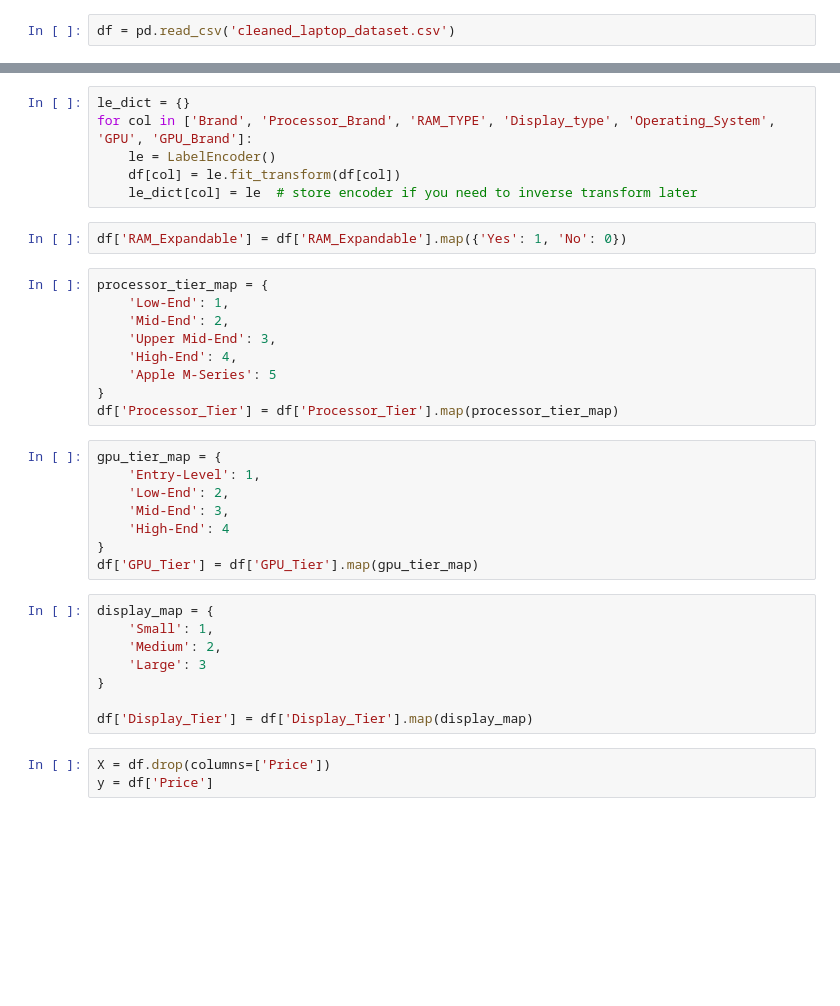
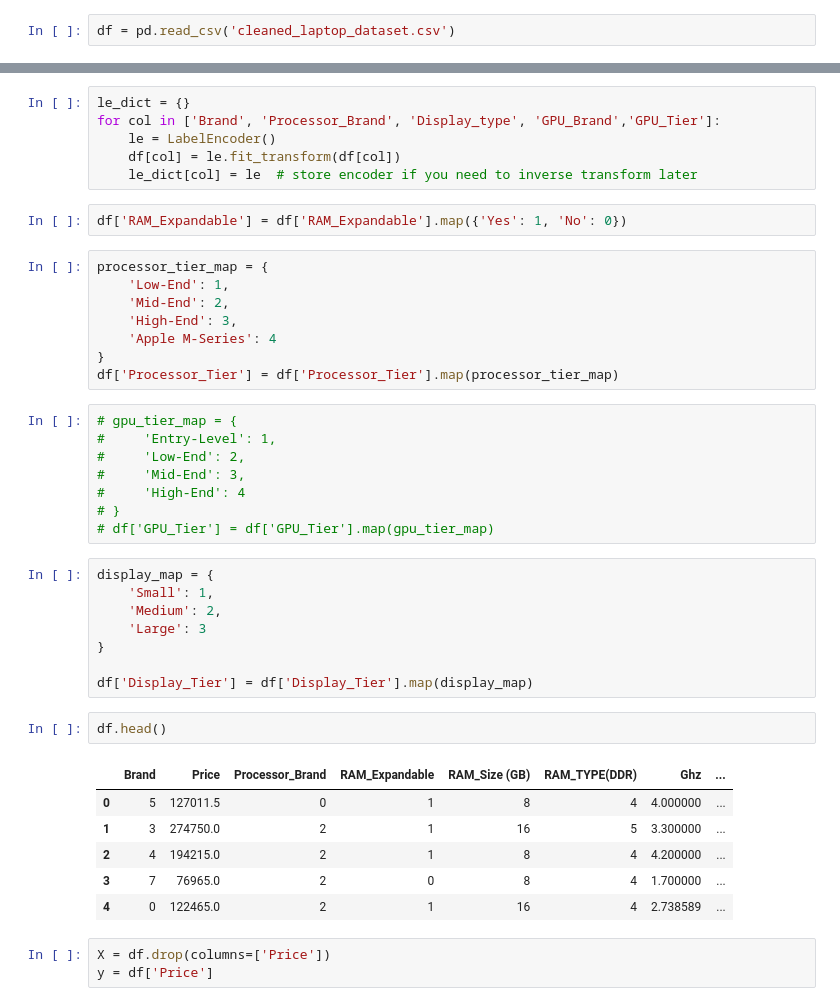
Before and after one commit to Dunith2002/Laptop_Price_Predictor, a Jupyter notebook: notebooks/FC211037_Tharushima/model_training.ipynb, the cells around one changed output, grey strips where cells are left out. Cells and saved outputs as stored; diff of their text form; blank space fills up the shorter version.

```diff
--- a/notebooks/FC211037_Tharushima/model_training.ipynb
+++ b/notebooks/FC211037_Tharushima/model_training.ipynb
@@ -20,6 +20,6 @@ df.head()
 # %%
 le_dict = {}
-for col in ['Brand', 'Processor_Brand', 'RAM_TYPE', 'Display_type', 'Operating_System', 'GPU', 'GPU_Brand']:
+for col in ['Brand', 'Processor_Brand', 'Display_type', 'GPU_Brand','GPU_Tier']:
     le = LabelEncoder()
     df[col] = le.fit_transform(df[col])
     le_dict[col] = le  # store encoder if you need to inverse transform later
@@ -29,19 +29,18 @@ df['RAM_Expandable'] = df['RAM_Expandable'].map({'Yes': 1, 'No': 0})
 processor_tier_map = {
     'Low-End': 1,
     'Mid-End': 2,
-    'Upper Mid-End': 3,
-    'High-End': 4,
-    'Apple M-Series': 5
+    'High-End': 3,
+    'Apple M-Series': 4
 }
 df['Processor_Tier'] = df['Processor_Tier'].map(processor_tier_map)
 # %%
-gpu_tier_map = {
-    'Entry-Level': 1,
-    'Low-End': 2,
-    'Mid-End': 3,
-    'High-End': 4
-}
-df['GPU_Tier'] = df['GPU_Tier'].map(gpu_tier_map)
+# gpu_tier_map = {
+#     'Entry-Level': 1,
+#     'Low-End': 2,
+#     'Mid-End': 3,
+#     'High-End': 4
+# }
+# df['GPU_Tier'] = df['GPU_Tier'].map(gpu_tier_map)
 # %%
 display_map = {
     'Small': 1,
@@ -50,6 +49,15 @@ display_map = {
 }
 
 df['Display_Tier'] = df['Display_Tier'].map(display_map)
+# %%
+df.head()
+# %% [output]
+|  | Brand | Price | Processor_Brand | RAM_Expandable | RAM_Size (GB) | RAM_TYPE(DDR) | Ghz | ... |
+| 0 | 5 | 127011.5 | 0 | 1 | 8 | 4 | 4.000000 | ... |
+| 1 | 3 | 274750.0 | 2 | 1 | 16 | 5 | 3.300000 | ... |
+| 2 | 4 | 194215.0 | 2 | 1 | 8 | 4 | 4.200000 | ... |
+| 3 | 7 | 76965.0 | 2 | 0 | 8 | 4 | 1.700000 | ... |
+| 4 | 0 | 122465.0 | 2 | 1 | 16 | 4 | 2.738589 | ... |
 # %%
 X = df.drop(columns=['Price'])
 y = df['Price']
```
Also changed, not shown: parts of 11 cells of this notebook, 4 other files.
